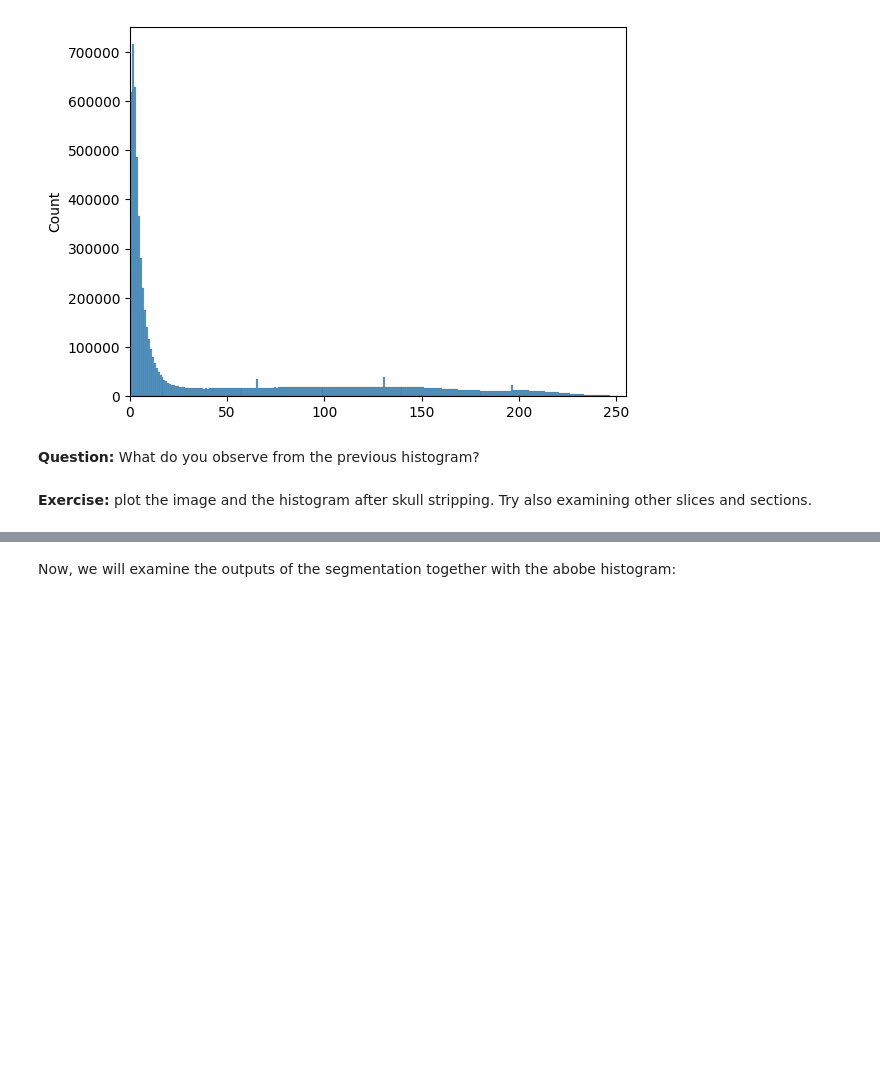
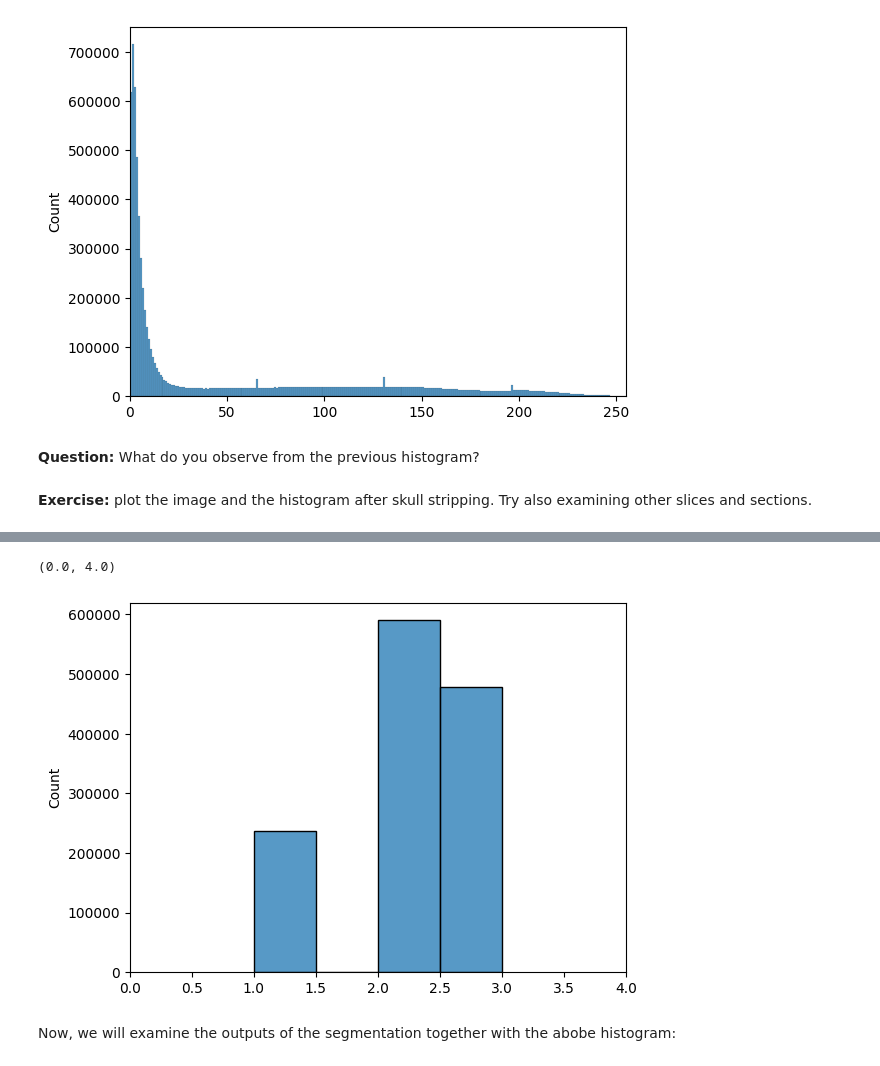
Before and after one commit to AimbotParce/Medical-Imaging, a Jupyter notebook: Lab 2/lab_2.ipynb, the cells around one changed output, grey strips where cells are left out. Cells and saved outputs as stored; diff of their text form; code cells hidden in the pictures; blank space fills up the shorter version.

```diff
--- a/Lab 2/lab_2.ipynb
+++ b/Lab 2/lab_2.ipynb
@@ -250,3 +255,13 @@ plt.xlim([0, 255])
+# %%
+
+# Compute histogram of stripped_data
+max_bin = np.max(T1_brain_data)
+bins = np.histogram_bin_edges(T1_brain_data[T1_brain_data != 0], bins="auto")
+sns.histplot(T1_brain_data[T1_brain_data != 0], bins=bins, binwidth=0.5)
+plt.xlim([0, max_bin+1])
+# %% [output]
+(0.0, 4.0)
+[figure, added]
 # %% [markdown]
 Now, we will examine the outputs of the segmentation together with the abobe histogram:
 # %%
```
Also changed, not shown: parts of 14 cells of this notebook.
